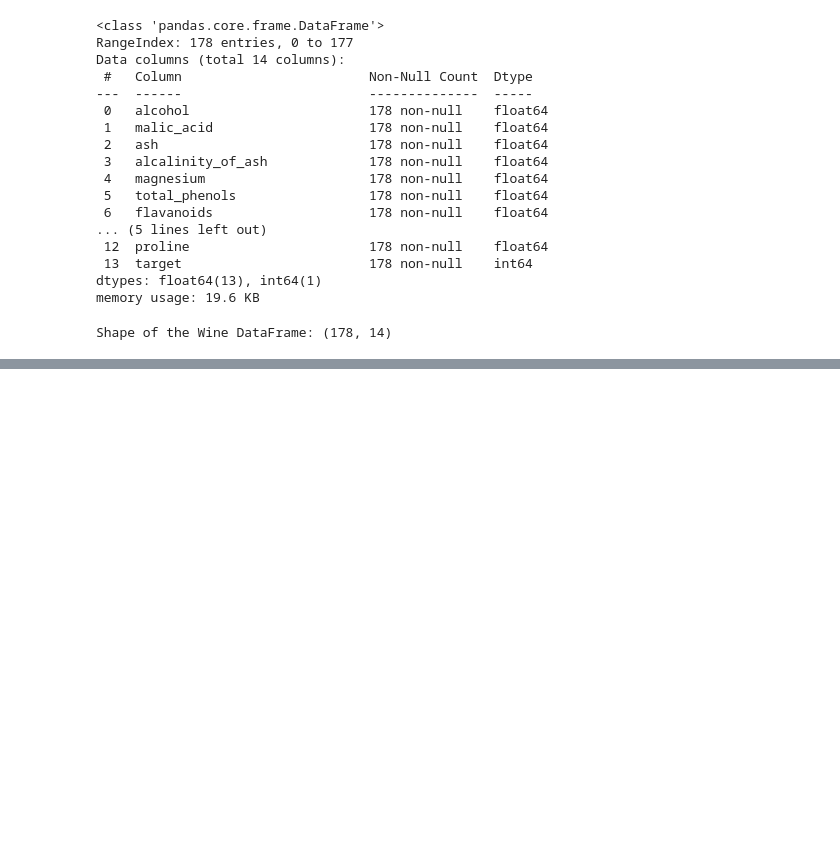
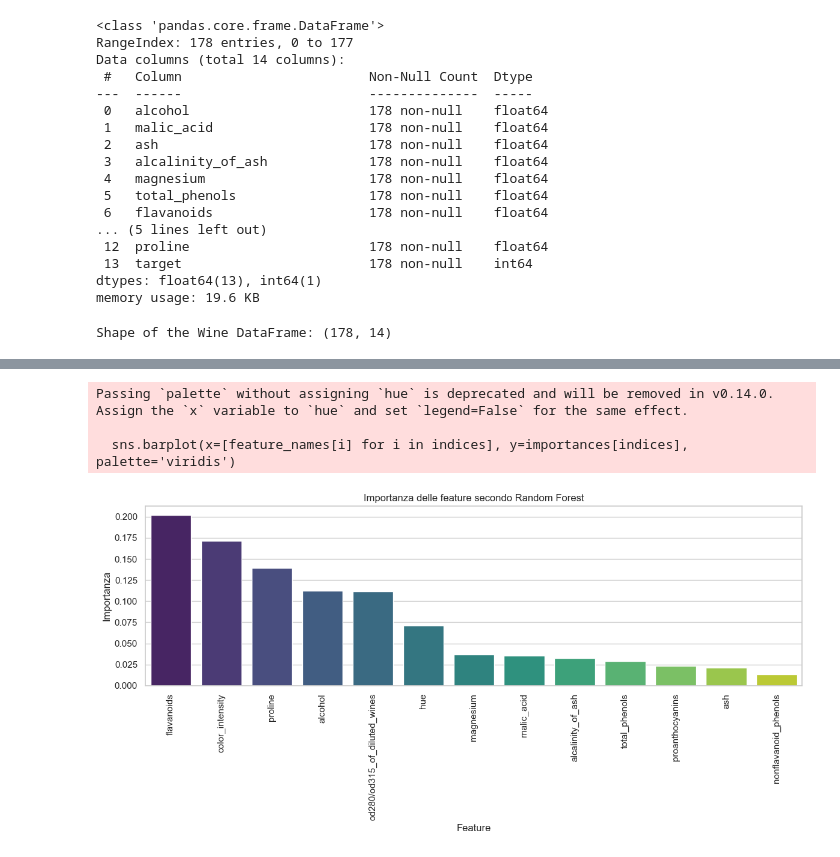
Before and after one commit to PierfrancescoChiucchiolo/Corso-Python, a Jupyter notebook: Lezione 21/L21-E3 ML Wine 2.ipynb, the cells around one changed output, grey strips where cells are left out. Cells and saved outputs as stored; diff of their text form; code cells hidden in the pictures; blank space fills up the shorter version.

```diff
--- a/Lezione 21/L21-E3 ML Wine 2.ipynb
+++ b/Lezione 21/L21-E3 ML Wine 2.ipynb
@@ -118,0 +206,3 @@ sns.barplot(x = wine_df.index, y = "alcohol", data = wine_df)
+# %%
+# Dividi i dati in 80% training e 20% test
+X_train, X_test, y_train, y_test = train_test_split(X, y, test_size=0.2, random_state=42)
@@ -118,0 +236,19 @@ sns.barplot(x = wine_df.index, y = "alcohol", data = wine_df)
+# %%
+# Ottieni l'importanza delle feature dal modello
+importances = clf.feature_importances_
+indices = np.argsort(importances)[::-1]  # Ordina in ordine decrescente
+# %%
+# Crea un grafico a barre delle feature più importanti
+plt.figure(figsize=(12,6))
+sns.barplot(x=[feature_names[i] for i in indices], y=importances[indices], palette='viridis')
+plt.title('Importanza delle feature secondo Random Forest')
+plt.xlabel('Feature')
+plt.ylabel('Importanza')
+plt.xticks(rotation=90)
+plt.tight_layout()
+plt.show()
+# %% [output]
+Passing `palette` without assigning `hue` is deprecated and will be removed in v0.14.0. Assign the `x` variable to `hue` and set `legend=False` for the same effect.
+
+  sns.barplot(x=[feature_names[i] for i in indices], y=importances[indices], palette='viridis')
+[figure, added]
```
Also changed, not shown: parts of 16 cells of this notebook.
